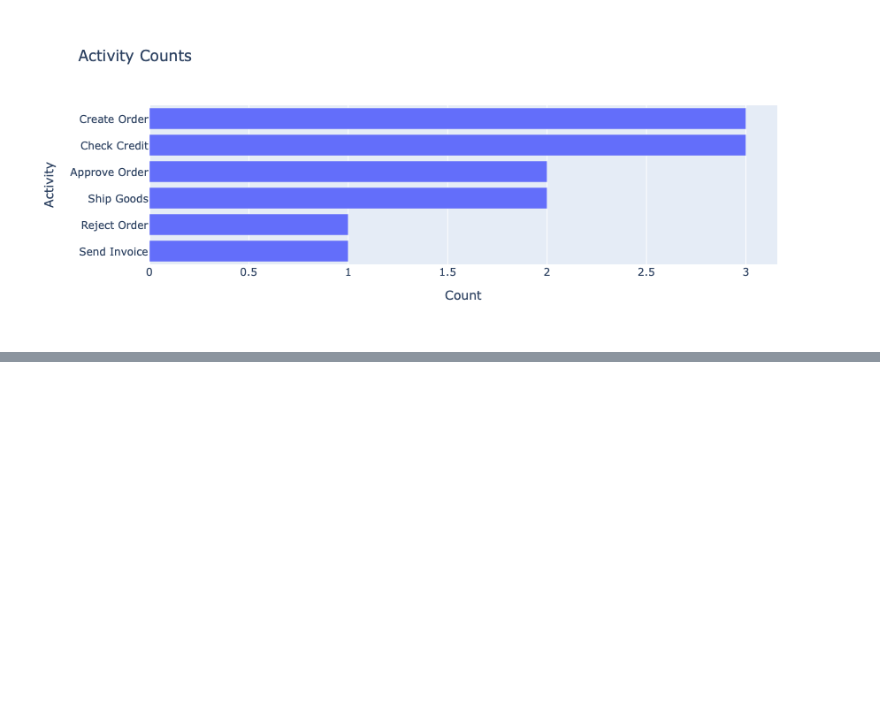
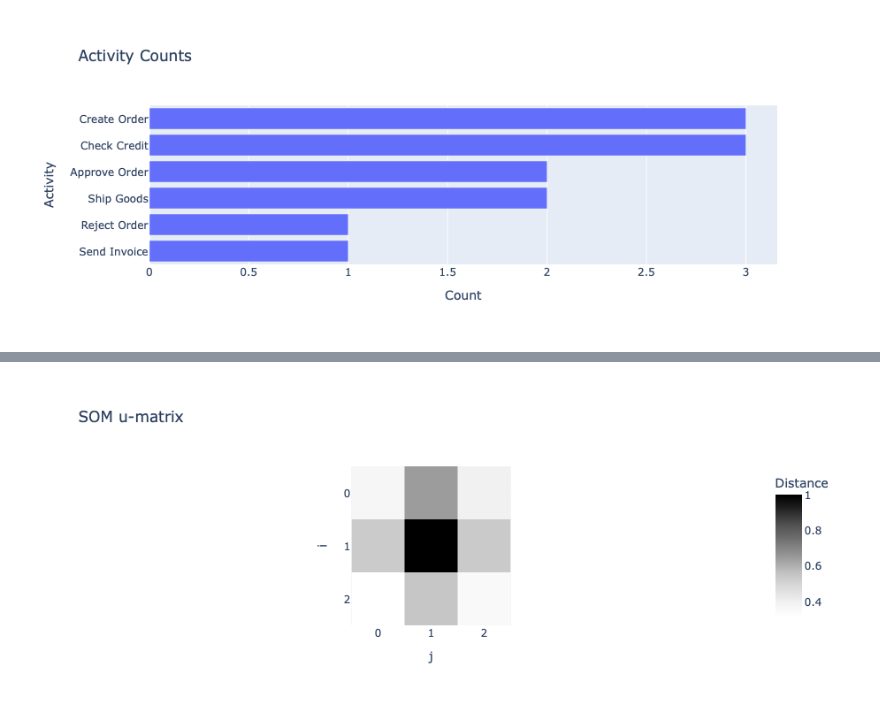
Before and after one commit to boraderen/thesis, a Jupyter notebook: notebooks/kairo-workspace/intra.ipynb, the cells around one changed output, grey strips where cells are left out. Drawn from its saved outputs; the diff is of its cells as text; code cells hidden in the pictures; blank space fills up the shorter version.

```diff
--- a/notebooks/kairo-workspace/intra.ipynb
+++ b/notebooks/kairo-workspace/intra.ipynb
@@ -148,2 +157,5 @@ clusters
 # %%
-plot
+u_matrix = kairo.plot_som_u_matrix(som)
+u_matrix.show()
+# %% [output]
+[figure, added]
```
Also changed, not shown: parts of 11 cells of this notebook, 4 other files.
